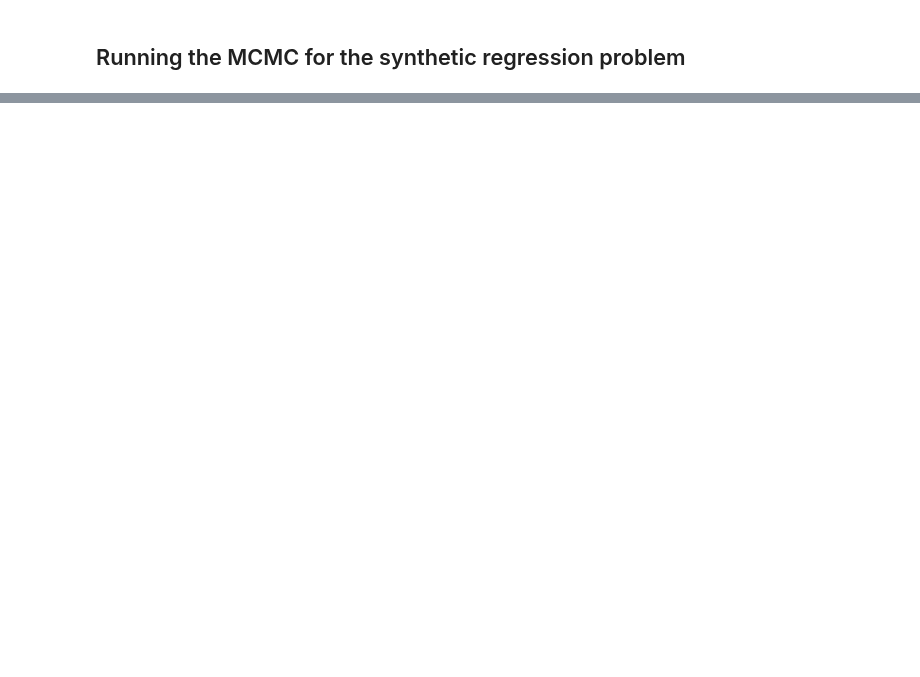
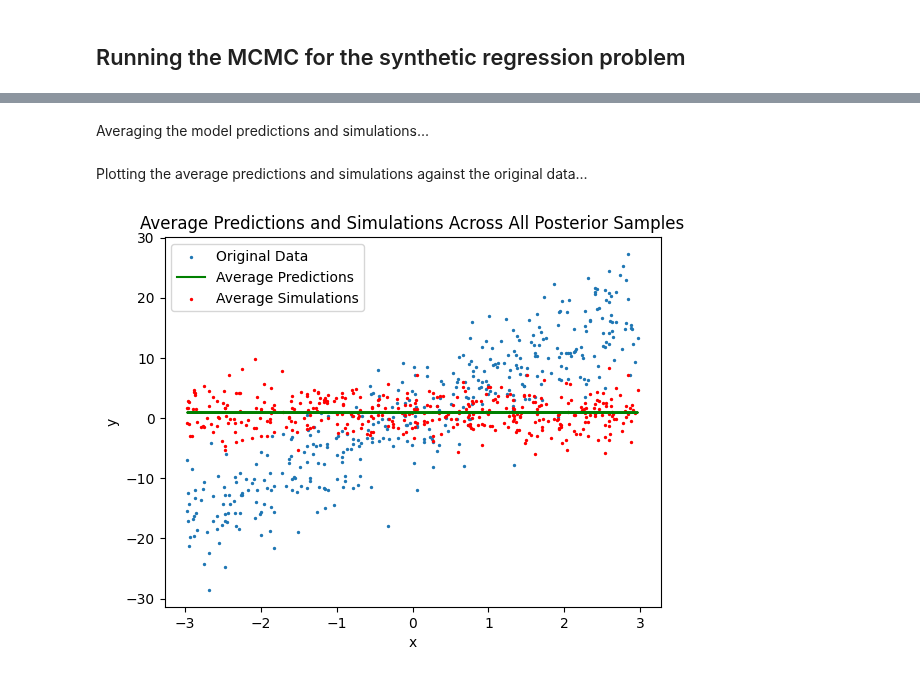
Before and after one commit to pranigopu/mastersProject, a Jupyter notebook: code/mcmc_for_neural_networks.ipynb, the cells around one changed output, grey strips where cells are left out. Saved outputs shown, nothing was run; the diff lists cells and outputs as text; code cells hidden in the pictures; blank space fills up the shorter version.

```diff
--- a/code/mcmc_for_neural_networks.ipynb
+++ b/code/mcmc_for_neural_networks.ipynb
@@ -686,3 +761,21 @@ pred_y = pred['train_pred']
 sim_y = pred['train_sim']
 pred_y_test = pred['test_pred']
 sim_y_test = pred['test_sim']
+# %% [markdown]
+Averaging the model predictions and simulations...
+# %%
+avg_predictions = np.mean(pred_y, axis=0)
+avg_simulations = np.mean(sim_y, axis=0)
+# %% [markdown]
+Plotting the average predictions and simulations against the original data...
+# %%
+plt.scatter(x_data, y_data, s=2, label='Original Data')
+plt.plot(x_data, avg_predictions, color='green', label='Average Predictions')
+plt.scatter(x_data, avg_simulations, s=2, color='red', label='Average Simulations')
+plt.title('Average Predictions and Simulations Across All Posterior Samples')
+plt.xlabel('x')
+plt.ylabel('y')
+plt.legend()
+plt.show()
+# %% [output]
+[figure, added]
```
Also changed, not shown: parts of 17 cells of this notebook, 1 other file.
